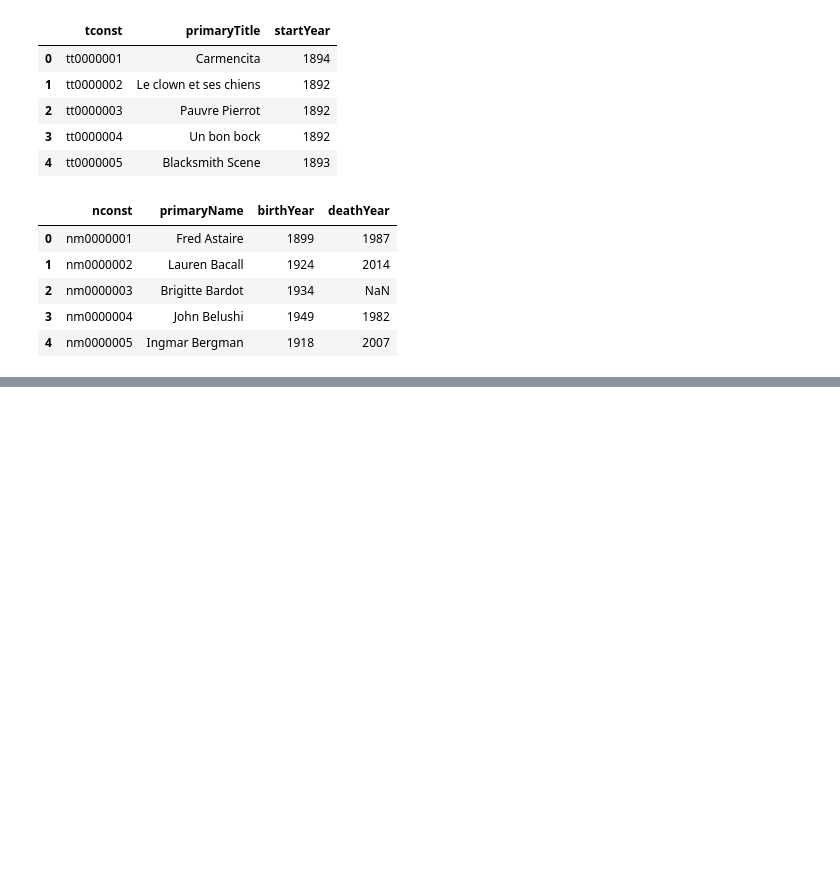
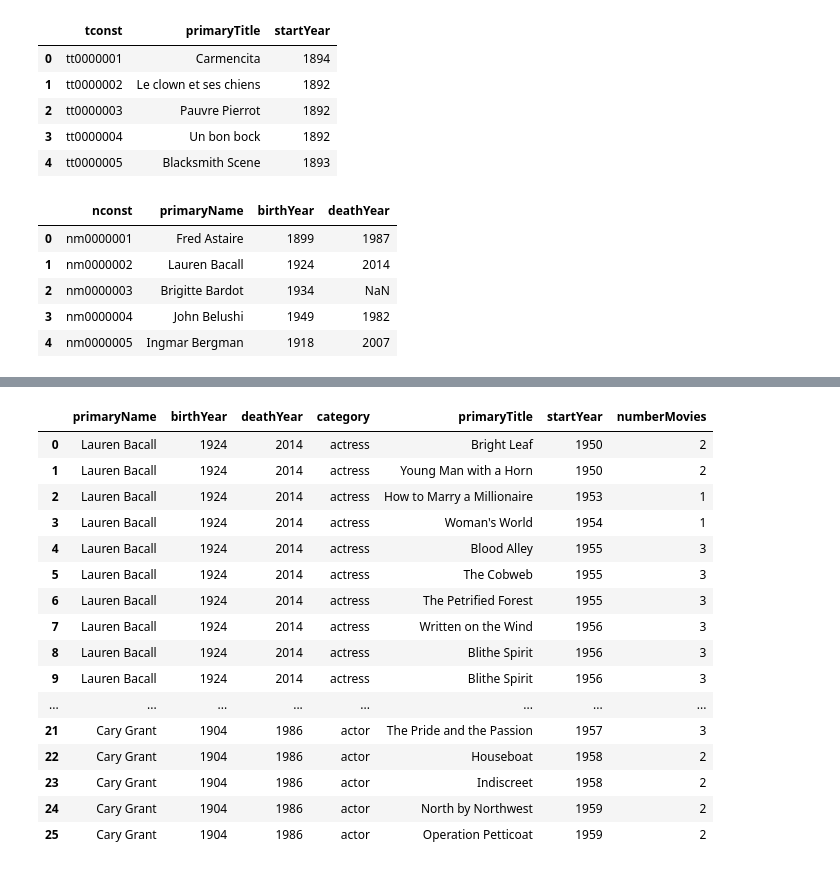
Before and after one commit to MaximeKan/Statistical-Modeling, a Jupyter notebook: Actors_movie_counts.ipynb, the cells around one changed output, grey strips where cells are left out. Cells and saved outputs as stored; diff of their text form; code cells hidden in the pictures; blank space fills up the shorter version.

```diff
--- a/Actors_movie_counts.ipynb
+++ b/Actors_movie_counts.ipynb
@@ -111,6 +110,4 @@ movie_list
 139 rows × 6 columns
-# %%
-movie_list.loc["startYear"] = movie_list.startYear.astype(int)
 # %%
 startYear = 1950
 endYear = 1960
@@ -118,5 +115,5 @@ endYear = 1960
 movie_list_observed = movie_list[movie_list.startYear.isin(range(startYear,endYear))]
 movie_list_unobserved = movie_list[movie_list.startYear >= endYear]
 # %%
-movie_counts = movie_list_observed.groupby(['primaryName','startYear'])['primaryTitle'].count().reset_index()
+movie_counts = movie_list_observed.groupby(['primaryName','startYear']).agg({'primaryTitle': 'count'}).reset_index().rename(columns = {'primaryTitle':'numberMovies'})
 # %%
@@ -128,0 +146,2 @@ Name: primaryTitle, dtype: int64
+# %%
+movie_table = pd.merge(movie_list, movie_counts, on = ["primaryName","startYear"])
@@ -128,0 +155,20 @@ Name: primaryTitle, dtype: int64
+# %%
+movie_table
+# %% [output]
+|  | primaryName | birthYear | deathYear | category | primaryTitle | startYear | numberMovies |
+| 0 | Lauren Bacall | 1924 | 2014 | actress | Bright Leaf | 1950 | 2 |
+| 1 | Lauren Bacall | 1924 | 2014 | actress | Young Man with a Horn | 1950 | 2 |
+| 2 | Lauren Bacall | 1924 | 2014 | actress | How to Marry a Millionaire | 1953 | 1 |
+| 3 | Lauren Bacall | 1924 | 2014 | actress | Woman's World | 1954 | 1 |
+| 4 | Lauren Bacall | 1924 | 2014 | actress | Blood Alley | 1955 | 3 |
+| 5 | Lauren Bacall | 1924 | 2014 | actress | The Cobweb | 1955 | 3 |
+| 6 | Lauren Bacall | 1924 | 2014 | actress | The Petrified Forest | 1955 | 3 |
+| 7 | Lauren Bacall | 1924 | 2014 | actress | Written on the Wind | 1956 | 3 |
+| 8 | Lauren Bacall | 1924 | 2014 | actress | Blithe Spirit | 1956 | 3 |
+| 9 | Lauren Bacall | 1924 | 2014 | actress | Blithe Spirit | 1956 | 3 |
+| ... | ... | ... | ... | ... | ... | ... | ... |
+| 21 | Cary Grant | 1904 | 1986 | actor | The Pride and the Passion | 1957 | 3 |
+| 22 | Cary Grant | 1904 | 1986 | actor | Houseboat | 1958 | 2 |
+| 23 | Cary Grant | 1904 | 1986 | actor | Indiscreet | 1958 | 2 |
+| 24 | Cary Grant | 1904 | 1986 | actor | North by Northwest | 1959 | 2 |
+| 25 | Cary Grant | 1904 | 1986 | actor | Operation Petticoat | 1959 | 2 |
```
Also changed, not shown: parts of 10 cells of this notebook.
